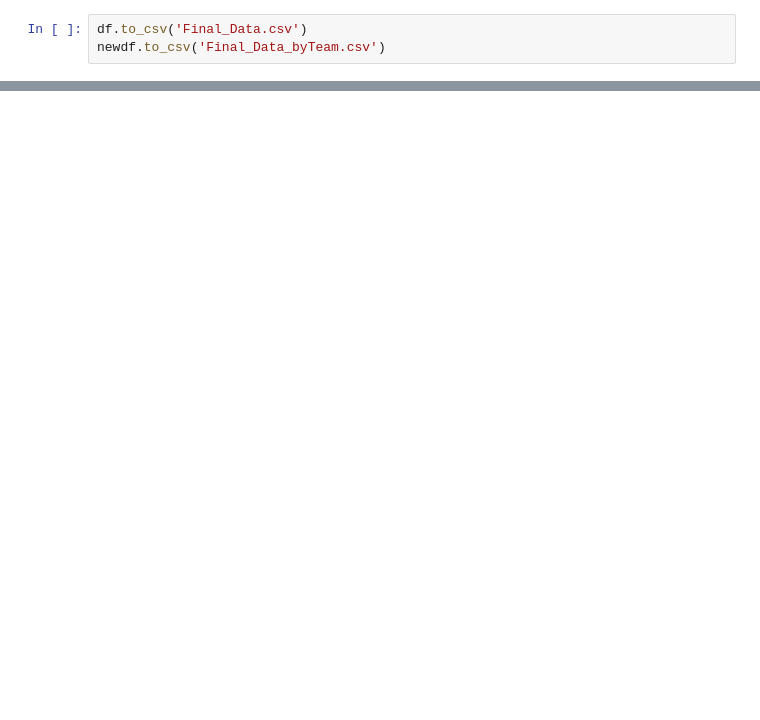
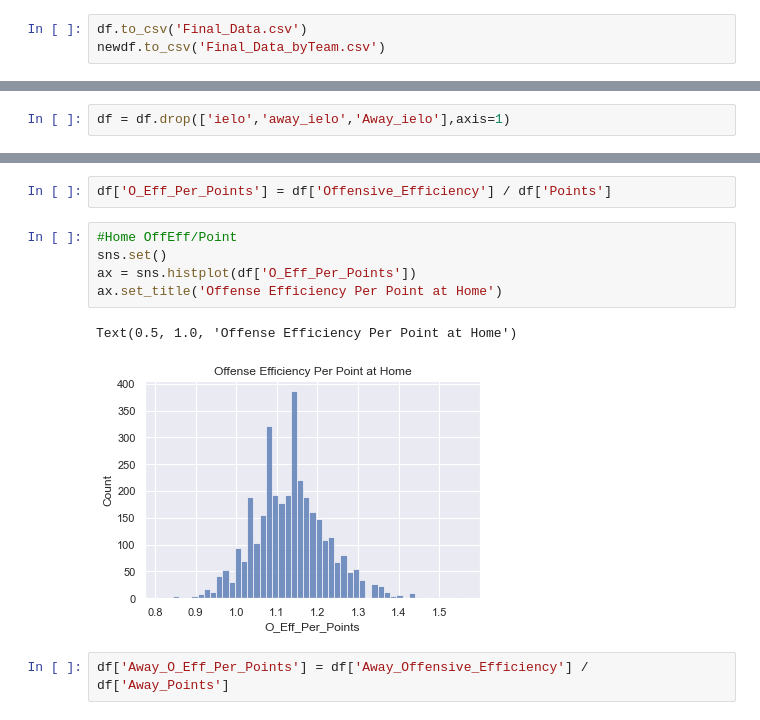
Before and after one commit to dingjamma/LHLFinalProject, a Jupyter notebook: graphs.ipynb, the cells around one changed output, grey strips where cells are left out. Cells and saved outputs as stored; diff of their text form; blank space fills up the shorter version.

```diff
--- a/graphs.ipynb
+++ b/graphs.ipynb
@@ -197,0 +233,2 @@ newdf.to_csv('Final_Data_byTeam.csv')
+# %%
+df = df.drop(['ielo','away_ielo','Away_ielo'],axis=1)
@@ -197,0 +245,12 @@ newdf.to_csv('Final_Data_byTeam.csv')
+# %%
+df['O_Eff_Per_Points'] = df['Offensive_Efficiency'] / df['Points']
+# %%
+#Home OffEff/Point
+sns.set()
+ax = sns.histplot(df['O_Eff_Per_Points'])
+ax.set_title('Offense Efficiency Per Point at Home')
+# %% [output]
+Text(0.5, 1.0, 'Offense Efficiency Per Point at Home')
+[figure, added]
+# %%
+df['Away_O_Eff_Per_Points'] = df['Away_Offensive_Efficiency'] / df['Away_Points']
```
Also changed, not shown: parts of 6 cells of this notebook, 2 other files.
